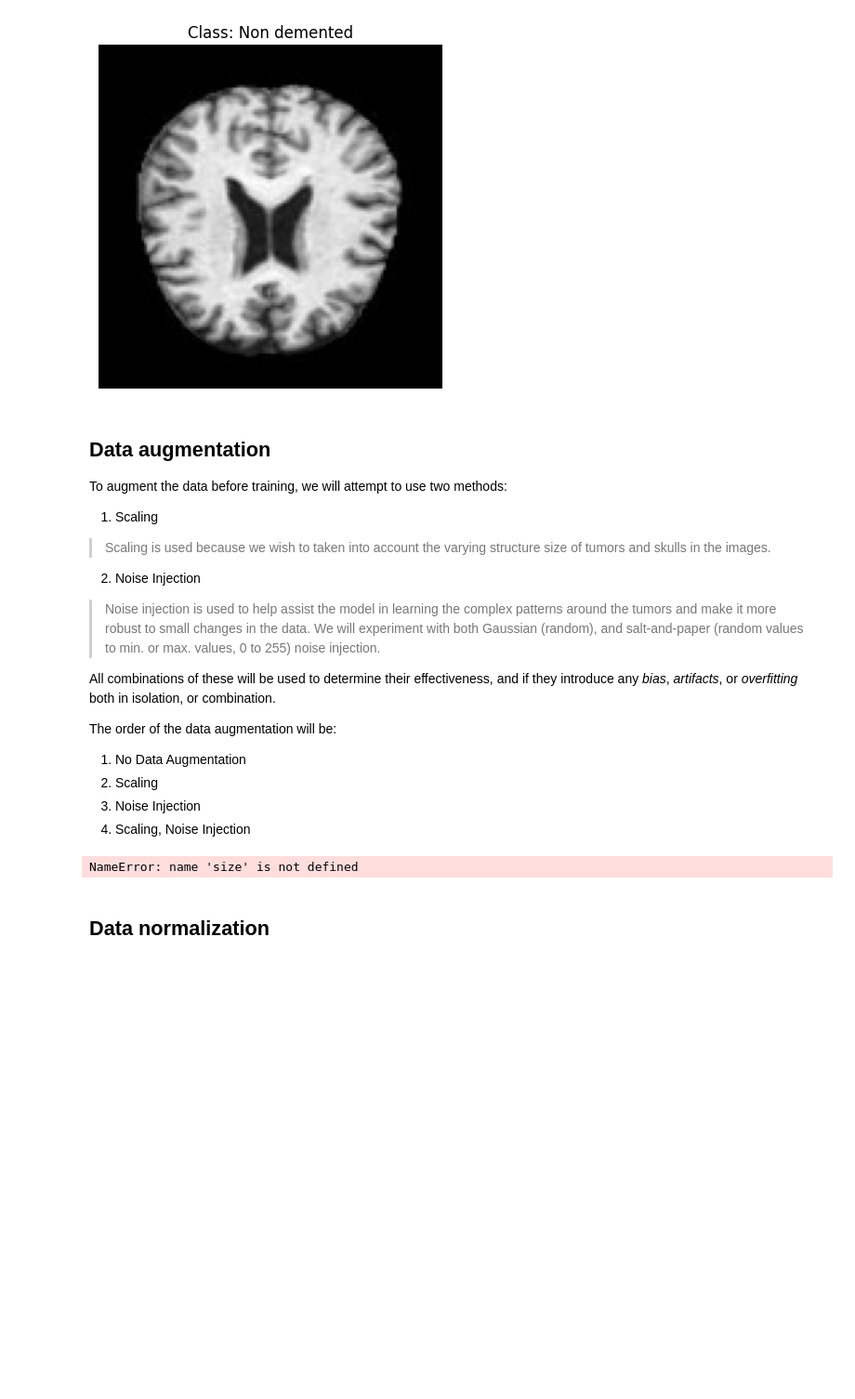
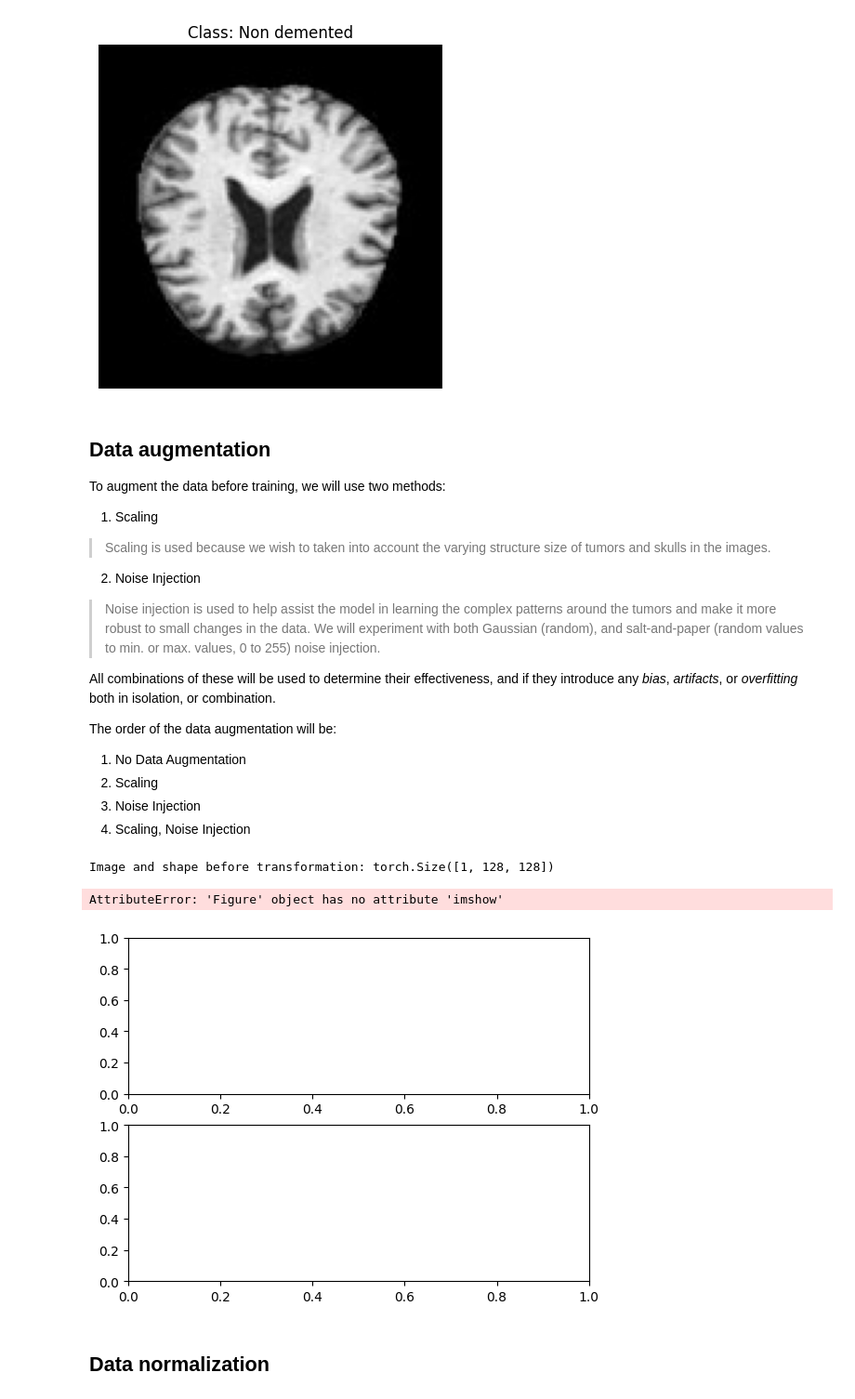
Before and after one commit to benjaminpsmith/dementia-ml, a Jupyter notebook: project.ipynb, the cells around one changed output. Shown at 93% size. Cells and saved outputs as stored; diff of their text form; code cells hidden in the pictures; blank space fills up the shorter version.

```diff
--- a/project.ipynb
+++ b/project.ipynb
@@ -119,7 +124,7 @@ plt.show()
 # %% [markdown]
 ## **Data augmentation**
 
-To augment the data before training, we will attempt to use two methods:
+To augment the data before training, we will use two methods:
 
 
 1.   Scaling
@@ -139,7 +144,10 @@ The order of the data augmentation will be:
 # %%
 from torchvision.transforms import v2
 
-def add_noise_gaussian(tensor, mean = 0, std = 1):
+X = np.array(X)
+X = X.reshape(len(X), 128, 128, 1)
+
+def add_noise_gaussian(tensor, mean = 0, std = 0.05):
     """
     Parameters:
     - tensor: PyTorch tensor data type without noise (input)
@@ -179,37 +187,51 @@ transforms = {
     'none': v2.Compose([
                         v2.ToImage(),
                         v2.ToDtype(torch.float32, scale=True)
                         ]),
     'scale': v2.Compose([
                         v2.ToImage(),
                         v2.ToDtype(torch.float32, scale=True),
-                        v2.Resize((resize_x, resize_y))
+                        v2.Resize((resize_x, resize_y), antialias=True)
                         ]),
     'noise_gaussian': v2.Compose([
                         v2.ToImage(),
                         v2.ToDtype(torch.float32, scale=True),
                         v2.Lambda(lambda x: add_noise_gaussian(x))
                         ]),
     'noise_salt_pepper': v2.Compose([
                         v2.ToImage(),
                         v2.ToDtype(torch.float32, scale=True),
                         v2.Lambda(lambda x: add_noise_salt_pepper(x))
                         ]),
     'all_gaussian':     v2.Compose([
                         v2.ToImage(),
                         v2.ToDtype(torch.float32, scale=True),
-                        v2.Resize((resize_x, resize_y)),
+                        v2.Resize((resize_x, resize_y), antialias=True),
                         v2.Lambda(lambda x: add_noise_gaussian(x))
                         ]),
     'all_salt_pepper':  v2.Compose([
                         v2.ToImage(),
                         v2.ToDtype(torch.float32, scale=True),
-                        v2.Resize((resize_x, resize_y)),
+                        v2.Resize((resize_x, resize_y), antialias=True),
                         v2.Lambda(lambda x: add_noise_salt_pepper(x))
                         ])
 }
+
+in_img = transforms['none'](X[0])
+out_img = transforms['all_gaussian'](X[0])
+
+
+f, axarr = plt.subplots(2,1)
+
+print(f'Image and shape before transformation: {in_img.shape}')
+axarr[0].imshow(in_img.squeeze(), cmap='gray')
+
+print(f'Image and shape after transformation (scale and gaussian noise): {out_img.shape}')
+axarr[1].imshow(out_img.squeeze(), cmap='gray')
 # %% [output]
-NameError: name 'size' is not defined
+Image and shape before transformation: torch.Size([1, 128, 128])
+AttributeError: 'Figure' object has no attribute 'imshow'
+[figure, added]
 # %% [markdown]
 ## Data normalization
 # %% [markdown]
```
Also changed, not shown: parts of 1 cell of this notebook.
